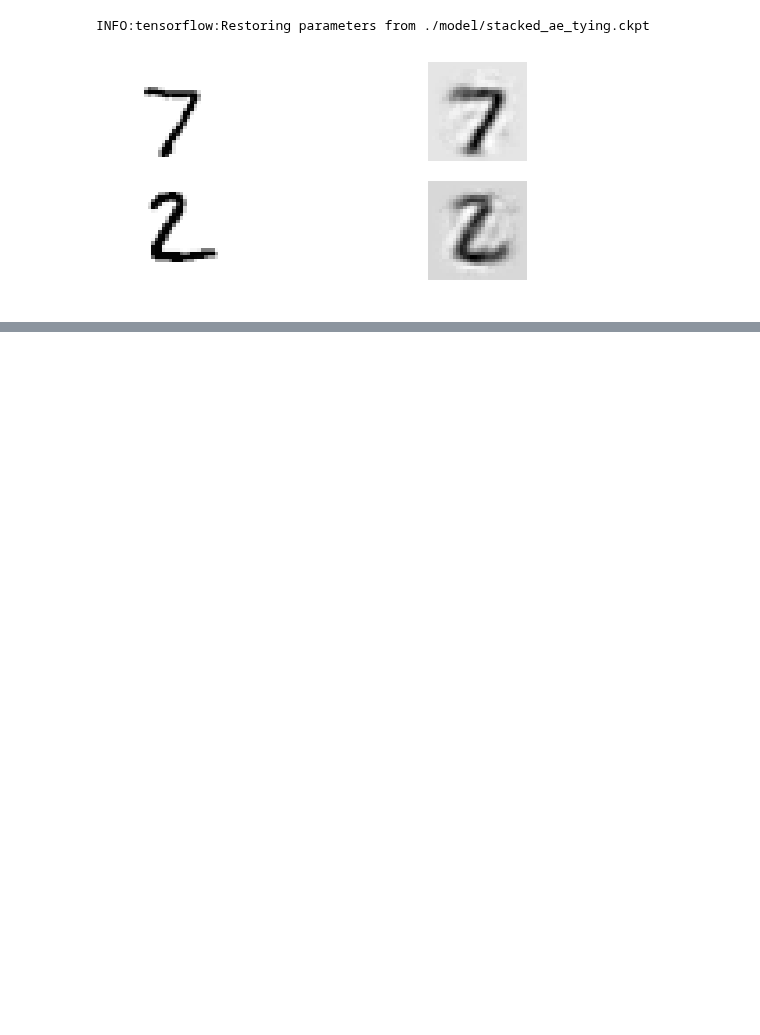
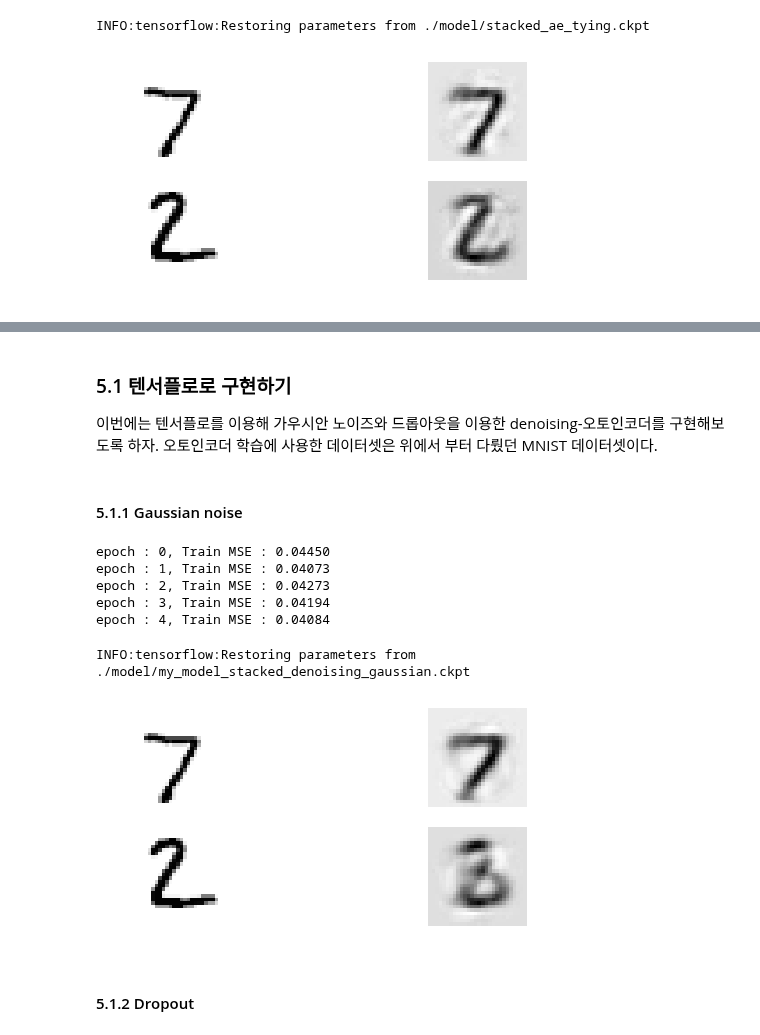
Before and after one commit to ExcelsiorCJH/Hands-On-ML, a Jupyter notebook: Chap15-Autoencoders/Chap15-Autoencoders.ipynb, the cells around one changed output, grey strips where cells are left out. Cells and saved outputs as stored; diff of their text form; code cells hidden in the pictures; blank space fills up the shorter version.

```diff
--- a/Chap15-Autoencoders/Chap15-Autoencoders.ipynb
+++ b/Chap15-Autoencoders/Chap15-Autoencoders.ipynb
@@ -337,0 +590,70 @@ INFO:tensorflow:Restoring parameters from ./model/stacked_ae_tying.ckpt
+# %% [markdown]
+### 5.1 텐서플로로 구현하기
+
+이번에는 텐서플로를 이용해 가우시안 노이즈와 드롭아웃을 이용한 denoising-오토인코더를 구현해보도록 하자. 오토인코더 학습에 사용한 데이터셋은 위에서 부터 다뤘던 MNIST 데이터셋이다.
+# %% [markdown]
+#### 5.1.1 Gaussian noise
+# %%
+reset_graph()
+
+################
+# layer params #
+################
+noise_level = 1.0
+n_inputs = 28 * 28
+n_hidden1 = 300
+n_hidden2 = 150  # coding units
+n_hidden3 = n_hidden1
+n_outputs = n_inputs
+
+################
+# train params #
+################
+learning_rate = 0.01
+n_epochs = 5
+batch_size = 150
+
+# denoising autoencoder
+inputs = tf.placeholder(tf.float32, shape=[None, n_inputs])
+# add gaussian noise
+inputs_noisy = inputs + noise_level * tf.random_normal(tf.shape(inputs))
+
+hidden1 = tf.layers.dense(inputs_noisy, n_hidden1, activation=tf.nn.relu, name='hidden1')
+hidden2 = tf.layers.dense(hidden1, n_hidden2, activation=tf.nn.relu, name='hidden2')
+hidden3 = tf.layers.dense(hidden2, n_hidden3, activation=tf.nn.relu, name='hidden3')
+outputs = tf.layers.dense(hidden3, n_outputs, name='outputs')
+
+# loss
+reconstruction_loss = tf.losses.mean_squared_error(labels=inputs, predictions=outputs)
+# optimizer
+train_op = tf.train.AdamOptimizer(learning_rate).minimize(reconstruction_loss)
+
+# saver
+saver = tf.train.Saver()
+# %%
+# Train
+with tf.Session() as sess:
+    tf.global_variables_initializer().run()
+    n_batches = len(train_x) // batch_size
+    for epoch in range(n_epochs):
+        for iteration in range(n_batches):
+            print("\r{}%".format(100 * iteration // n_batches), end="")
+            sys.stdout.flush()
+            batch_x, batch_y = next(shuffle_batch(train_x, train_y, batch_size))
+            sess.run(train_op, feed_dict={inputs: batch_x})
+        loss_train = reconstruction_loss.eval(feed_dict={inputs: batch_x})
+        print('\repoch : {}, Train MSE : {:.5f}'.format(epoch, loss_train))
+    saver.save(sess, './model/my_model_stacked_denoising_gaussian.ckpt')
+# %% [output]
+epoch : 0, Train MSE : 0.04450
+epoch : 1, Train MSE : 0.04073
+epoch : 2, Train MSE : 0.04273
+epoch : 3, Train MSE : 0.04194
+epoch : 4, Train MSE : 0.04084
+# %%
+show_reconstructed_digits(inputs, outputs, './model/my_model_stacked_denoising_gaussian.ckpt')
+# %% [output]
+INFO:tensorflow:Restoring parameters from ./model/my_model_stacked_denoising_gaussian.ckpt
+[figure, added]
+# %% [markdown]
+#### 5.1.2 Dropout
```
Also changed, not shown: parts of 36 cells of this notebook, 10 other files.
